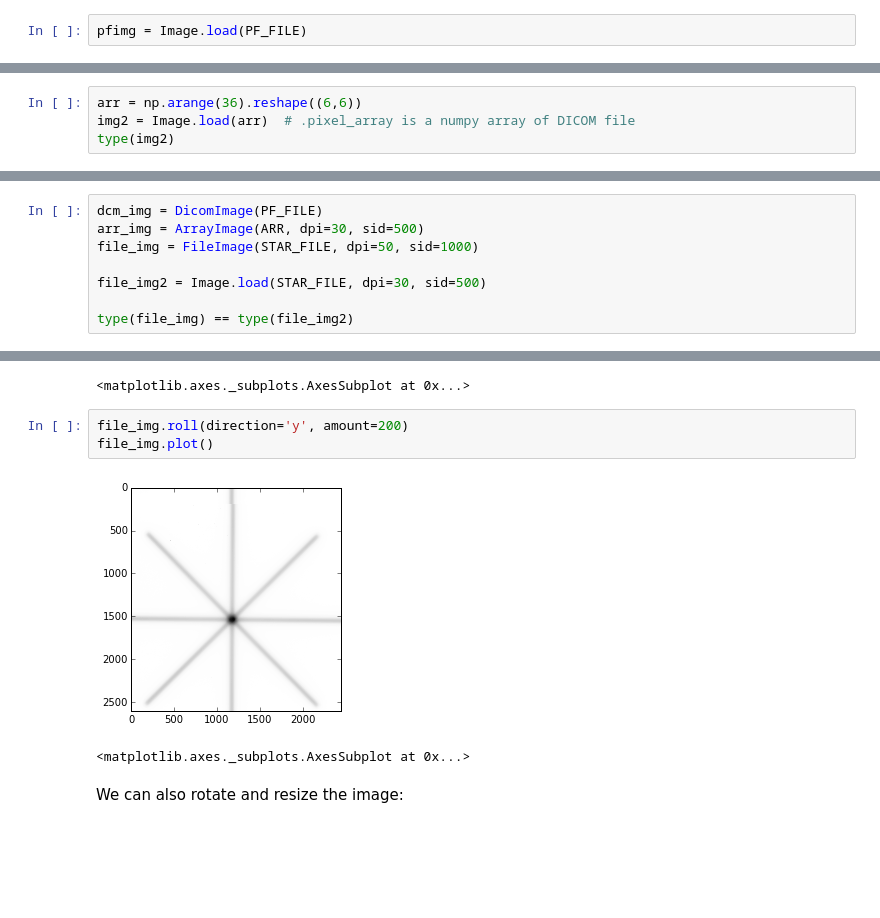
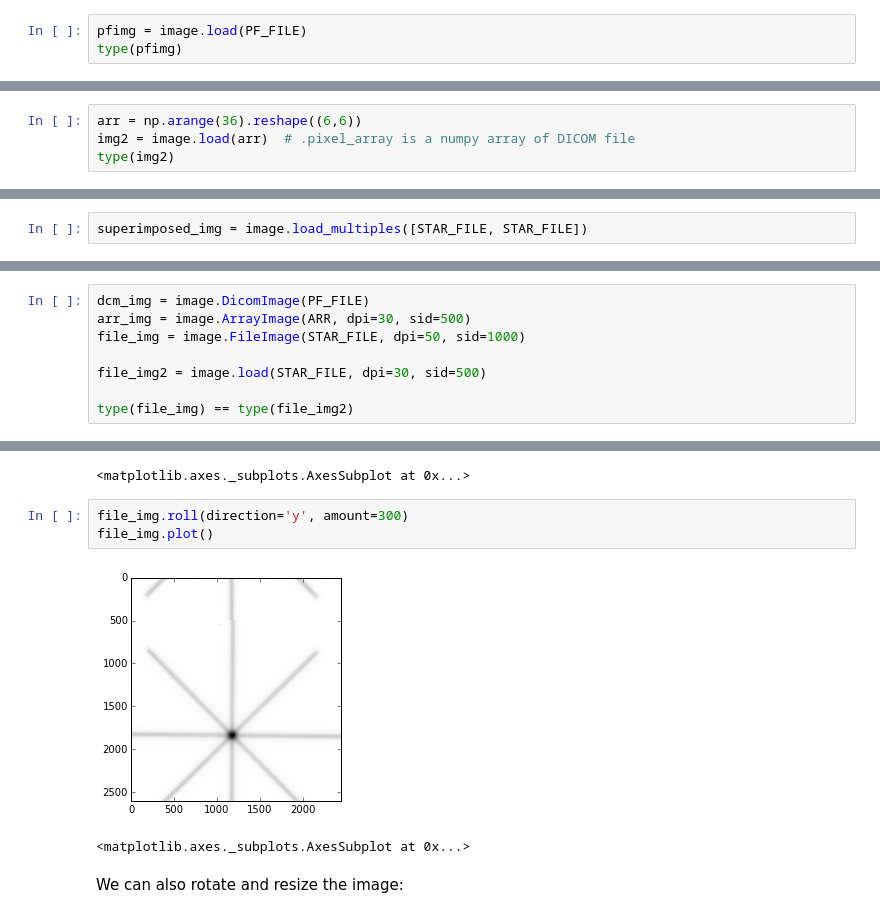
Before and after one commit to jrkerns/pylinac, a Jupyter notebook: docs/source/pylinac_core_hacking.ipynb, the cells around one changed output, grey strips where cells are left out. Cells and saved outputs as stored; diff of their text form; blank space fills up the shorter version.

```diff
--- a/docs/source/pylinac_core_hacking.ipynb
+++ b/docs/source/pylinac_core_hacking.ipynb
@@ -47,4 +49,5 @@ pylinac.core.image.DicomImage
 # %% [markdown]
 We can load the local file just as easily:
 # %%
-pfimg = Image.load(PF_FILE)
+pfimg = image.load(PF_FILE)
+type(pfimg)
@@ -59,6 +58,6 @@ The ``load()`` method can take an string pointing to a file, a data stream, or a
 # %%
 arr = np.arange(36).reshape((6,6))
-img2 = Image.load(arr)  # .pixel_array is a numpy array of DICOM file
+img2 = image.load(arr)  # .pixel_array is a numpy array of DICOM file
 type(img2)
 # %% [output]
 pylinac.core.image.ArrayImage
@@ -71,0 +66,2 @@ superimposed_img = Image.load_multiples([star1, star2])
+# %%
+superimposed_img = image.load_multiples([STAR_FILE, STAR_FILE])
@@ -74,9 +73,9 @@ While the ``load()`` method will always do smart image inference for you, if you
 # %%
-dcm_img = DicomImage(PF_FILE)
-arr_img = ArrayImage(ARR, dpi=30, sid=500)
-file_img = FileImage(STAR_FILE, dpi=50, sid=1000)
+dcm_img = image.DicomImage(PF_FILE)
+arr_img = image.ArrayImage(ARR, dpi=30, sid=500)
+file_img = image.FileImage(STAR_FILE, dpi=50, sid=1000)
 
-file_img2 = Image.load(STAR_FILE, dpi=30, sid=500)
+file_img2 = image.load(STAR_FILE, dpi=30, sid=500)
 
 type(file_img) == type(file_img2)
 # %% [output]
@@ -185,10 +178,10 @@ file_img.plot()
 [figure]
 <matplotlib.axes._subplots.AxesSubplot at 0x...>
 # %%
-file_img.roll(direction='y', amount=200)
+file_img.roll(direction='y', amount=300)
 file_img.plot()
 # %% [output]
-[figure, old version]
+[figure, new version]
 <matplotlib.axes._subplots.AxesSubplot at 0x...>
 # %% [markdown]
 We can also rotate and resize the image:
```
Also changed, not shown: parts of 27 cells of this notebook, 11 other files.
